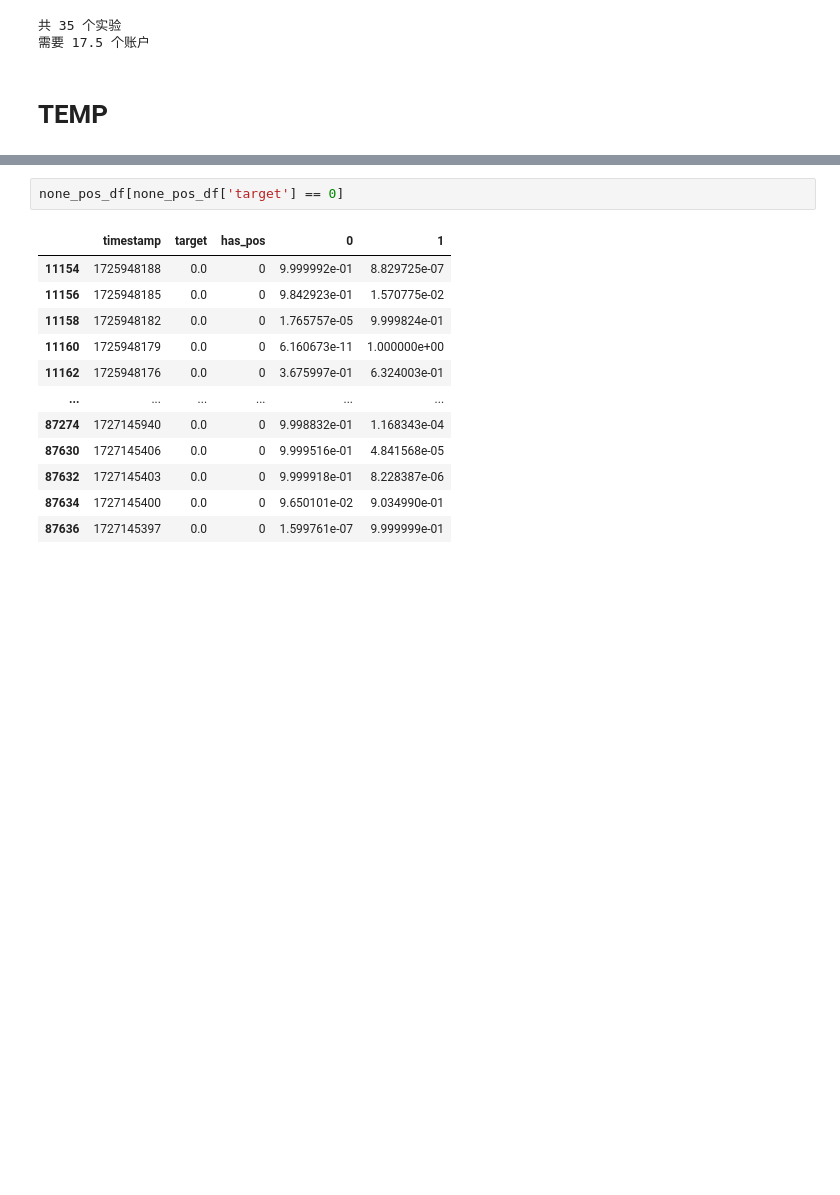
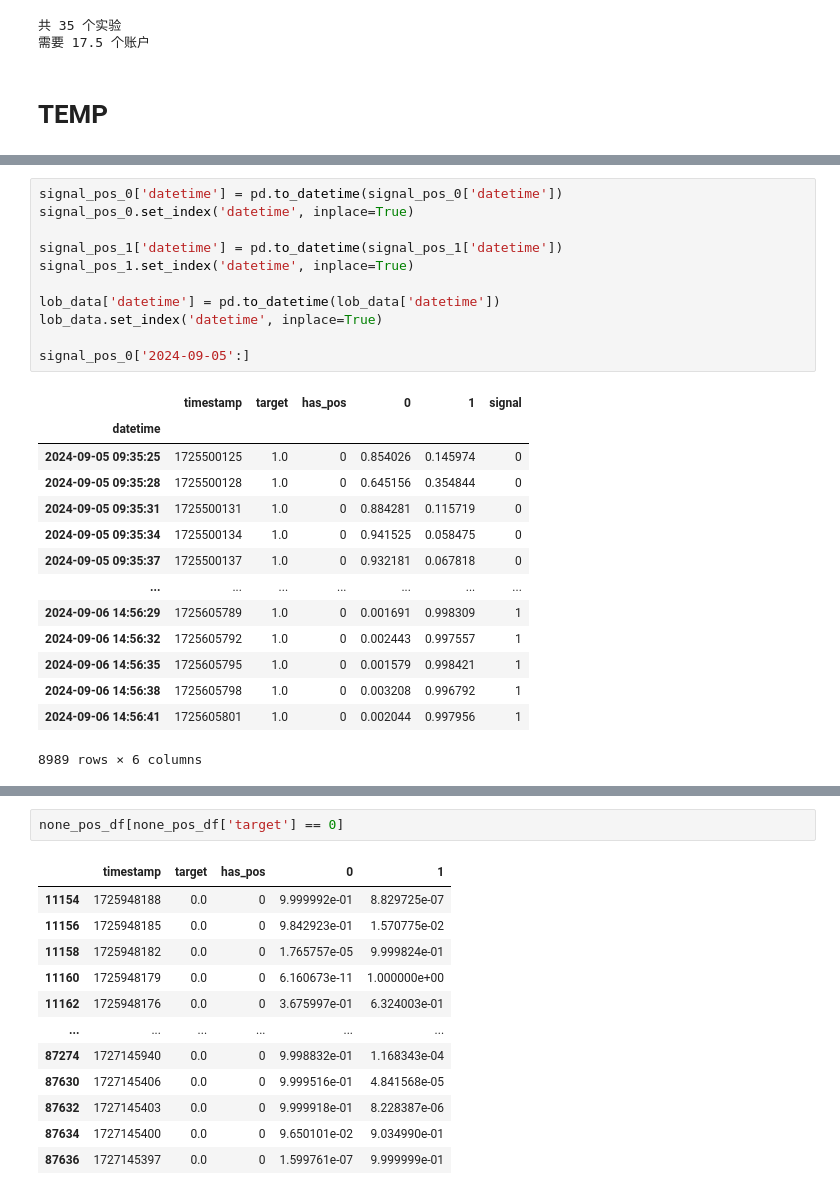
Before and after one commit to lhiqwj173/dl_helper, a Jupyter notebook: notebook/train.ipynb, the cells around one changed output, grey strips where cells are left out. Drawn from its saved outputs; the diff is of its cells as text; blank space fills up the shorter version.

```diff
--- a/notebook/train.ipynb
+++ b/notebook/train.ipynb
@@ -512,0 +505,26 @@ Name: count, dtype: int64
+# %%
+signal_pos_0['datetime'] = pd.to_datetime(signal_pos_0['datetime'])
+signal_pos_0.set_index('datetime', inplace=True)
+
+signal_pos_1['datetime'] = pd.to_datetime(signal_pos_1['datetime'])
+signal_pos_1.set_index('datetime', inplace=True)
+
+lob_data['datetime'] = pd.to_datetime(lob_data['datetime'])
+lob_data.set_index('datetime', inplace=True)
+
+signal_pos_0['2024-09-05':]
+# %% [output]
+|  | timestamp | target | has_pos | 0 | 1 | signal |
+| datetime |  |  |  |  |  |  |
+| 2024-09-05 09:35:25 | 1725500125 | 1.0 | 0 | 0.854026 | 0.145974 | 0 |
+| 2024-09-05 09:35:28 | 1725500128 | 1.0 | 0 | 0.645156 | 0.354844 | 0 |
+| 2024-09-05 09:35:31 | 1725500131 | 1.0 | 0 | 0.884281 | 0.115719 | 0 |
+| 2024-09-05 09:35:34 | 1725500134 | 1.0 | 0 | 0.941525 | 0.058475 | 0 |
+| 2024-09-05 09:35:37 | 1725500137 | 1.0 | 0 | 0.932181 | 0.067818 | 0 |
+| ... | ... | ... | ... | ... | ... | ... |
+| 2024-09-06 14:56:29 | 1725605789 | 1.0 | 0 | 0.001691 | 0.998309 | 1 |
+| 2024-09-06 14:56:32 | 1725605792 | 1.0 | 0 | 0.002443 | 0.997557 | 1 |
+| 2024-09-06 14:56:35 | 1725605795 | 1.0 | 0 | 0.001579 | 0.998421 | 1 |
+| 2024-09-06 14:56:38 | 1725605798 | 1.0 | 0 | 0.003208 | 0.996792 | 1 |
+| 2024-09-06 14:56:41 | 1725605801 | 1.0 | 0 | 0.002044 | 0.997956 | 1 |
+8989 rows × 6 columns
```
Also changed, not shown: parts of 7 cells of this notebook, 1 other file.
